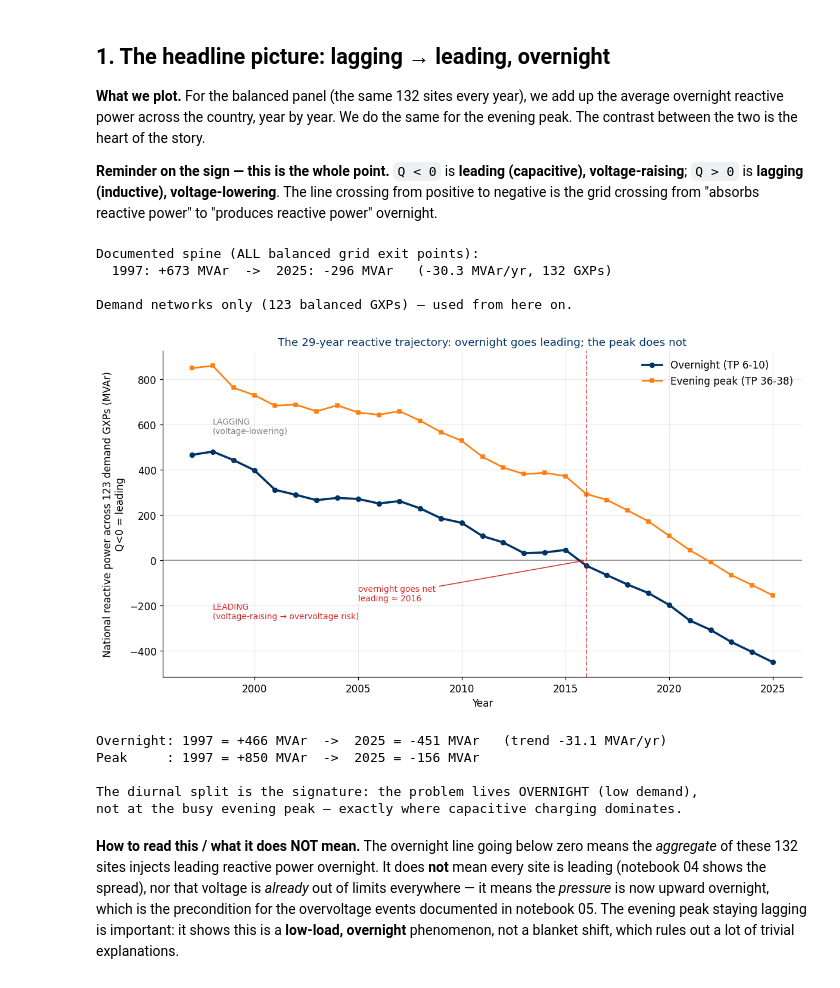
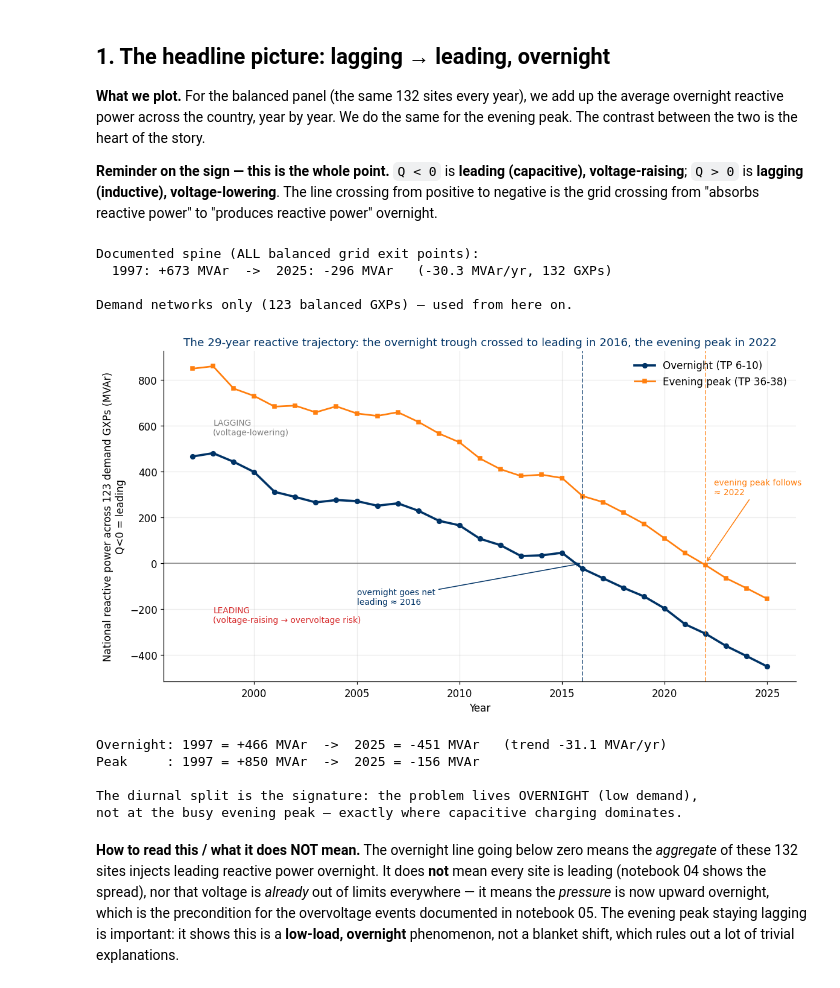
Before and after one commit to djhume/lagging-to-leading, a Jupyter notebook: replication/notebooks/01_reactive_trajectory.ipynb, the cells around one changed output. Cells and saved outputs as stored; diff of their text form; code cells hidden in the pictures.

```diff
--- a/replication/notebooks/01_reactive_trajectory.ipynb
+++ b/replication/notebooks/01_reactive_trajectory.ipynb
@@ -87,43 +87,56 @@ y0, y1 = nat_on.index.min(), nat_on.index.max()
 slope_on = np.polyfit(nat_on.index, nat_on.values, 1)[0]
 print(f"\nDemand networks only ({bal.gxp.nunique()} balanced GXPs) — used from here on.")
 
-# zero-crossing year (first year the overnight national total goes leading)
+# zero-crossing years (first year each national total goes leading).
+# Derived from the data, not hard-coded, so the title cannot go stale as the record extends.
 crossed = nat_on[nat_on < 0]
 cross_yr = int(crossed.index.min()) if len(crossed) else None
+crossed_pk = nat_pk[nat_pk < 0]
+cross_yr_pk = int(crossed_pk.index.min()) if len(crossed_pk) else None
 
 fig, ax = plt.subplots(figsize=(11, 6))
 ax.axhline(0, color="grey", lw=1)
 ax.plot(nat_on.index, nat_on.values, "-o", color=repro.EA_BLUE, lw=2.4, ms=5,
         label="Overnight (TP 6-10)")
 ax.plot(nat_pk.index, nat_pk.values, "-s", color=repro.ORANGE, lw=1.8, ms=4,
         label="Evening peak (TP 36-38)")
 if cross_yr:
-    ax.axvline(cross_yr, color=repro.RED, ls="--", lw=1.2, alpha=0.7)
+    ax.axvline(cross_yr, color=repro.EA_BLUE, ls="--", lw=1.2, alpha=0.7)
     ax.annotate(f"overnight goes net\nleading ≈ {cross_yr}", xy=(cross_yr, 0),
-                xytext=(cross_yr - 11, -180), fontsize=9, color=repro.RED,
-                arrowprops=dict(arrowstyle="->", color=repro.RED, lw=1))
+                xytext=(cross_yr - 11, -180), fontsize=9, color=repro.EA_BLUE,
+                arrowprops=dict(arrowstyle="->", color=repro.EA_BLUE, lw=1))
+if cross_yr_pk:
+    ax.axvline(cross_yr_pk, color=repro.ORANGE, ls="--", lw=1.2, alpha=0.7)
+    ax.annotate(f"evening peak follows\n≈ {cross_yr_pk}", xy=(cross_yr_pk, 0),
+                xytext=(cross_yr_pk + 0.4, 300), fontsize=9, color=repro.ORANGE,
+                arrowprops=dict(arrowstyle="->", color=repro.ORANGE, lw=1))
 ax.text(1998, 560, "LAGGING\n(voltage-lowering)", fontsize=9, color="grey")
 ax.text(1998, -260, "LEADING\n(voltage-raising → overvoltage risk)", fontsize=9, color=repro.RED)
 ax.set_xlabel("Year")
 ax.set_ylabel(f"National reactive power across {bal.gxp.nunique()} demand GXPs (MVAr)\nQ<0 = leading")
-ax.set_title("The 29-year reactive trajectory: overnight goes leading; the peak does not")
+if cross_yr and cross_yr_pk:
+    _title = (f"The 29-year reactive trajectory: the overnight trough crossed to leading in "
+              f"{cross_yr}, the evening peak in {cross_yr_pk}")
+else:
+    _title = "The 29-year reactive trajectory"
+ax.set_title(_title)
 ax.legend(loc="upper right")
 fig.tight_layout()
 fig.savefig(repro.FIGURES / "01_trajectory.png")
 plt.show()
 
 print(f"Overnight: {y0} = {repro.signed(nat_on.loc[y0],'MVAr')}  ->  "
       f"{y1} = {repro.signed(nat_on.loc[y1],'MVAr')}   (trend {slope_on:+.1f} MVAr/yr)")
 print(f"Peak     : {y0} = {repro.signed(nat_pk.loc[y0],'MVAr')}  ->  "
       f"{y1} = {repro.signed(nat_pk.loc[y1],'MVAr')}")
 print(f"\nThe diurnal split is the signature: the problem lives OVERNIGHT (low demand),")
 print(f"not at the busy evening peak — exactly where capacitive charging dominates.")
 # %% [output]
 Documented spine (ALL balanced grid exit points):
   1997: +673 MVAr  ->  2025: -296 MVAr   (-30.3 MVAr/yr, 132 GXPs)
 
 Demand networks only (123 balanced GXPs) — used from here on.
-[figure, old version]
+[figure, new version]
 Overnight: 1997 = +466 MVAr  ->  2025 = -451 MVAr   (trend -31.1 MVAr/yr)
 Peak     : 1997 = +850 MVAr  ->  2025 = -156 MVAr
 
```
Also changed, not shown: parts of 1 cell of this notebook, 30 other files.
